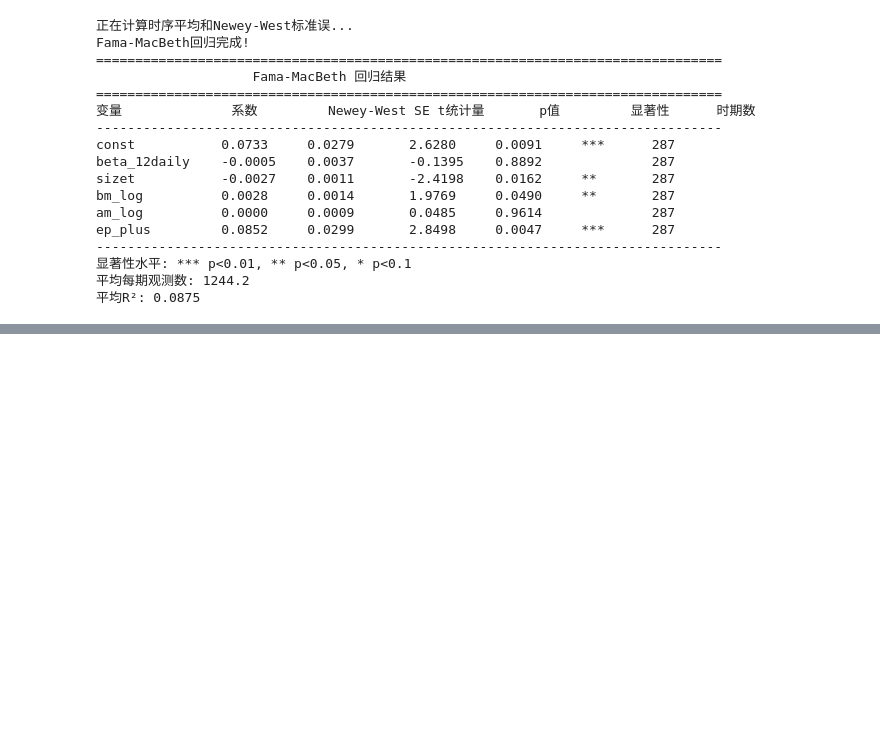
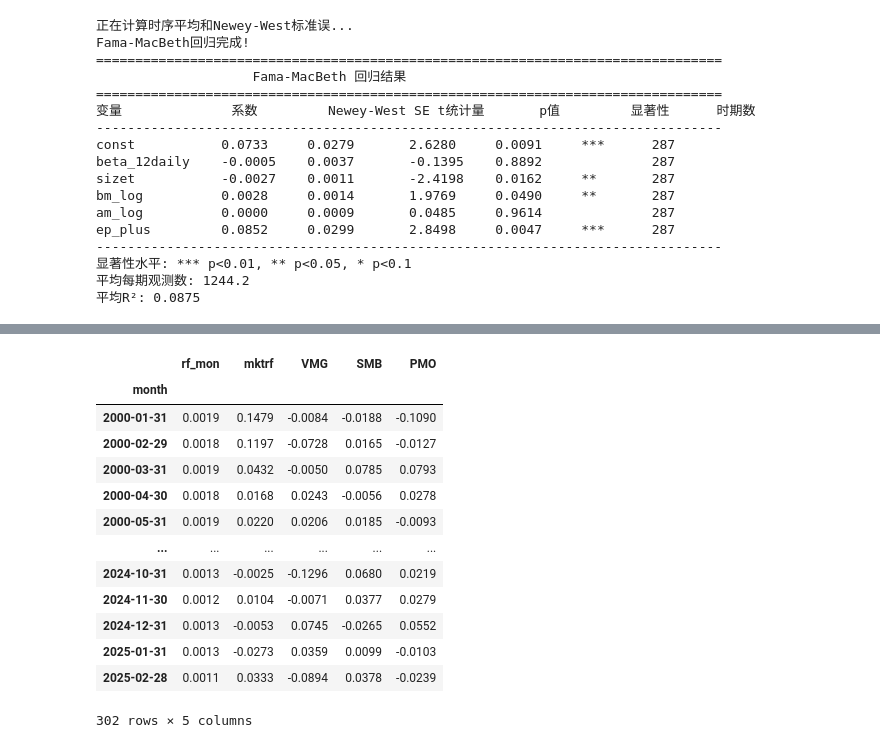
Before and after one commit to chenghang1989/Asset-Pricing-Homework, a Jupyter notebook: Homework 2 Anomaly.ipynb, the cells around one changed output, grey strips where cells are left out. Saved outputs shown, nothing was run; the diff lists cells and outputs as text; code cells hidden in the pictures; blank space fills up the shorter version.

```diff
--- a/Homework 2 Anomaly.ipynb
+++ b/Homework 2 Anomaly.ipynb
@@ -2175,0 +2205,27 @@ ep_plus         0.0852     0.0299       2.8498     0.0047     ***      287
+# %%
+# import factors
+CH4 = pd.read_excel('Data/CH4_factors_monthly_202502.xlsx')
+CH4['month'] = pd.to_datetime(CH4['mnthdt'],format='%Y%m%d')
+# 将其他列转换为数值类型
+numeric_columns = ['rf_mon', 'mktrf', 'VMG', 'SMB', 'PMO']
+for col in numeric_columns:
+    CH4[col] = pd.to_numeric(CH4[col], errors='coerce')
+CH4 = CH4.set_index('month')
+# 保留数值列
+CH4 = CH4[numeric_columns]
+CH4
+# %% [output]
+|  | rf_mon | mktrf | VMG | SMB | PMO |
+| month |  |  |  |  |  |
+| 2000-01-31 | 0.0019 | 0.1479 | -0.0084 | -0.0188 | -0.1090 |
+| 2000-02-29 | 0.0018 | 0.1197 | -0.0728 | 0.0165 | -0.0127 |
+| 2000-03-31 | 0.0019 | 0.0432 | -0.0050 | 0.0785 | 0.0793 |
+| 2000-04-30 | 0.0018 | 0.0168 | 0.0243 | -0.0056 | 0.0278 |
+| 2000-05-31 | 0.0019 | 0.0220 | 0.0206 | 0.0185 | -0.0093 |
+| ... | ... | ... | ... | ... | ... |
+| 2024-10-31 | 0.0013 | -0.0025 | -0.1296 | 0.0680 | 0.0219 |
+| 2024-11-30 | 0.0012 | 0.0104 | -0.0071 | 0.0377 | 0.0279 |
+| 2024-12-31 | 0.0013 | -0.0053 | 0.0745 | -0.0265 | 0.0552 |
+| 2025-01-31 | 0.0013 | -0.0273 | 0.0359 | 0.0099 | -0.0103 |
+| 2025-02-28 | 0.0011 | 0.0333 | -0.0894 | 0.0378 | -0.0239 |
+302 rows × 5 columns
```
Also changed, not shown: parts of 5 cells of this notebook, 2 other files.
